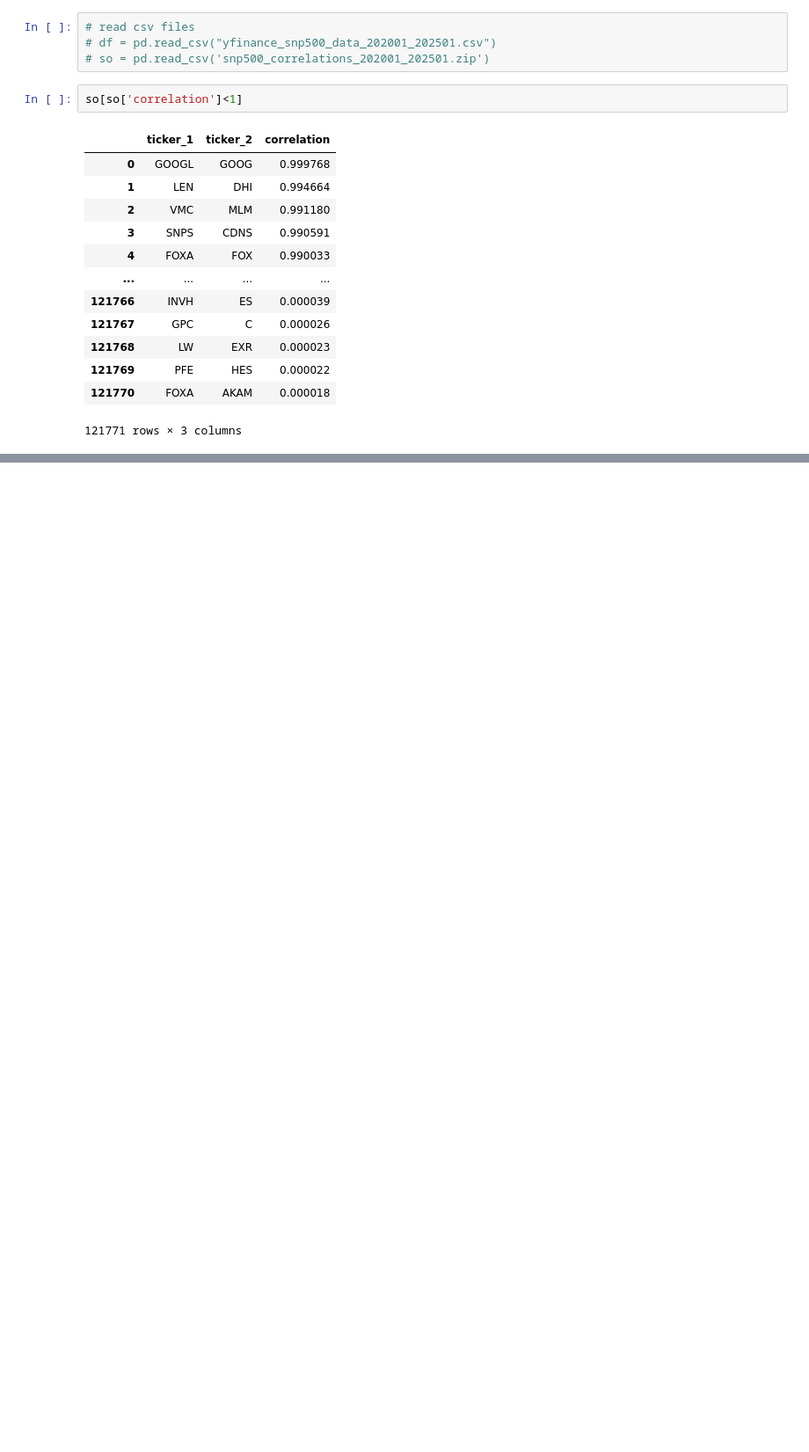
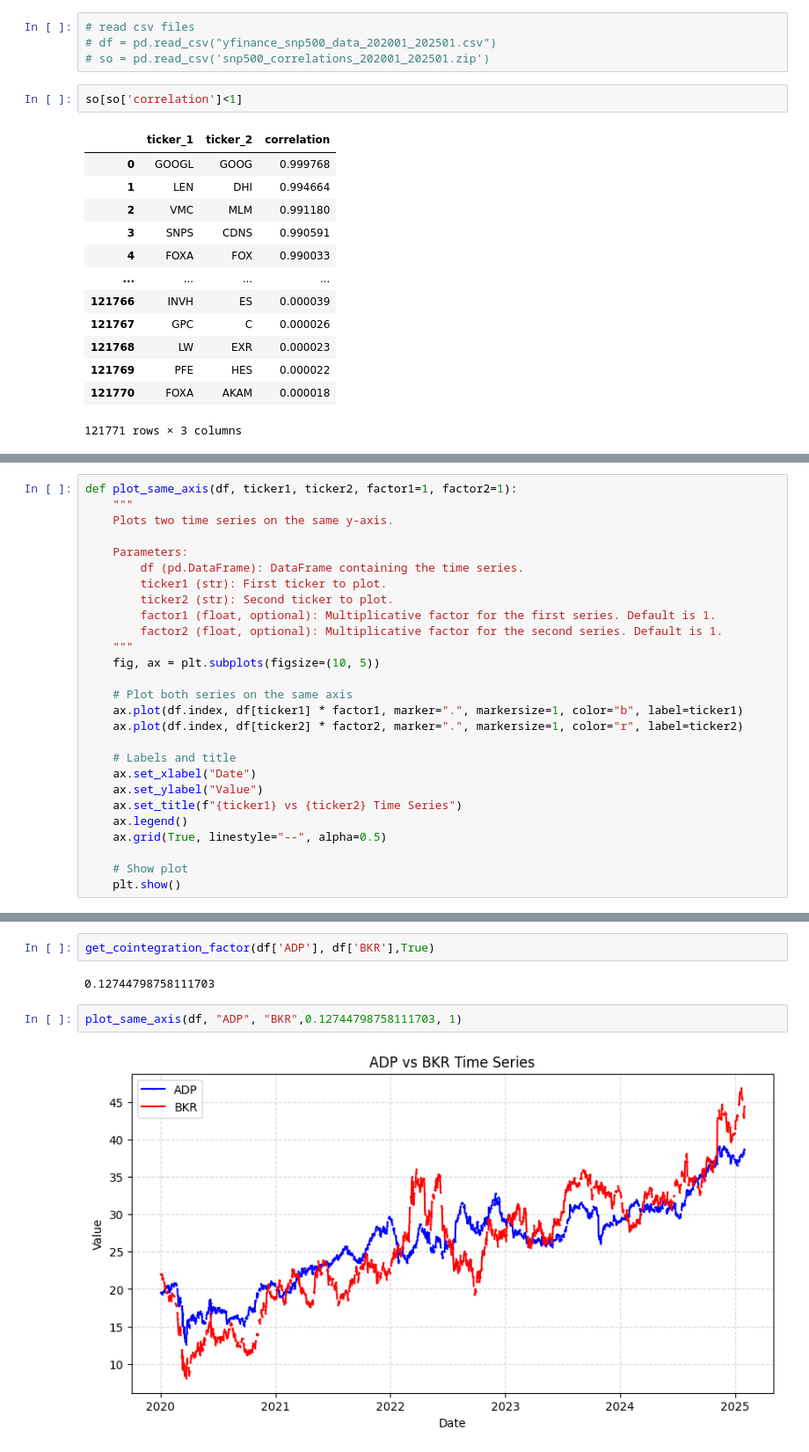
Before and after one commit to elaxius/AI-trader, a Jupyter notebook: dataPrep.ipynb, the cells around one changed output, grey strips where cells are left out. Shown at 88% size. Drawn from its saved outputs; the diff is of its cells as text; blank space fills up the shorter version.

```diff
--- a/dataPrep.ipynb
+++ b/dataPrep.ipynb
@@ -268,6 +272,33 @@ def plot_dual_axis(df, ticker1, ticker2):
 
     # Show plot
     plt.show()
+# %%
+def plot_same_axis(df, ticker1, ticker2, factor1=1, factor2=1):
+    """
+    Plots two time series on the same y-axis.
+
+    Parameters:
+        df (pd.DataFrame): DataFrame containing the time series.
+        ticker1 (str): First ticker to plot.
+        ticker2 (str): Second ticker to plot.
+        factor1 (float, optional): Multiplicative factor for the first series. Default is 1.
+        factor2 (float, optional): Multiplicative factor for the second series. Default is 1.
+    """
+    fig, ax = plt.subplots(figsize=(10, 5))
+
+    # Plot both series on the same axis
+    ax.plot(df.index, df[ticker1] * factor1, marker=".", markersize=1, color="b", label=ticker1)
+    ax.plot(df.index, df[ticker2] * factor2, marker=".", markersize=1, color="r", label=ticker2)
+
+    # Labels and title
+    ax.set_xlabel("Date")
+    ax.set_ylabel("Value")
+    ax.set_title(f"{ticker1} vs {ticker2} Time Series")
+    ax.legend()
+    ax.grid(True, linestyle="--", alpha=0.5)
+
+    # Show plot
+    plt.show()
 # %%
 plot_dual_axis(df, "ADP", "BKR")  # Pass any two tickers
 # %% [output]
@@ -358,0 +357,8 @@ plot_dual_axis(df, "KMI", "CDW")  # Pass any two tickers
+# %%
+get_cointegration_factor(df['ADP'], df['BKR'],True)
+# %% [output]
+0.12744798758111703
+# %%
+plot_same_axis(df, "ADP", "BKR",0.12744798758111703, 1)
+# %% [output]
+[figure, added]
```
Also changed, not shown: parts of 28 cells of this notebook, 12 other files.
